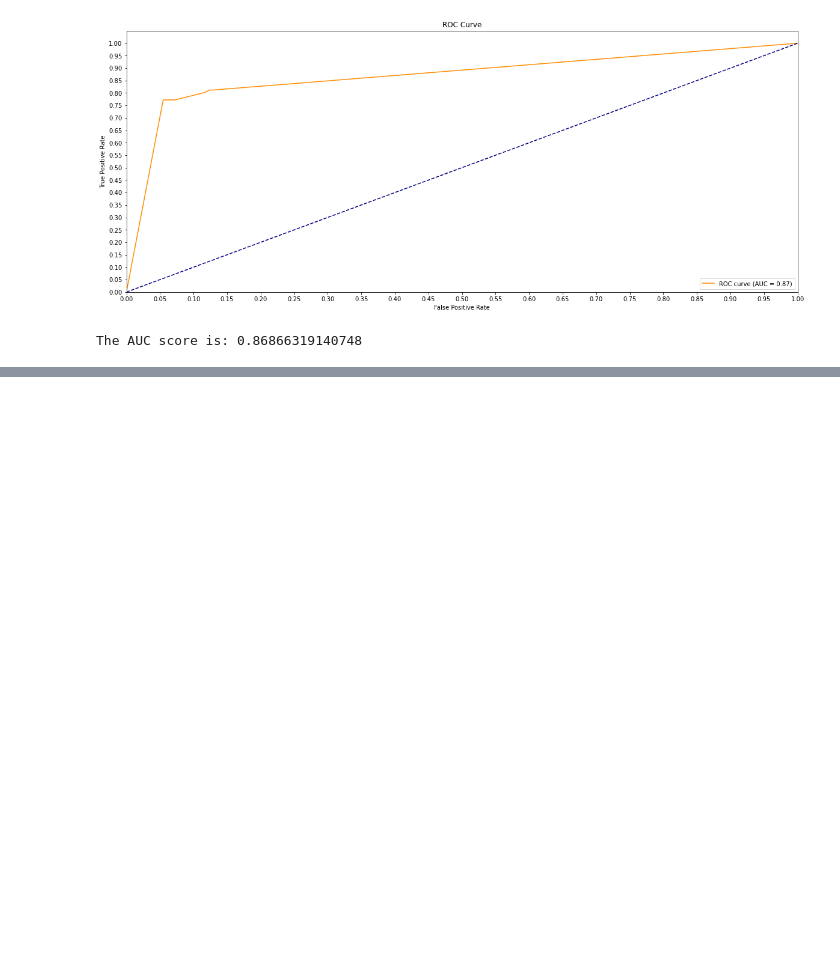
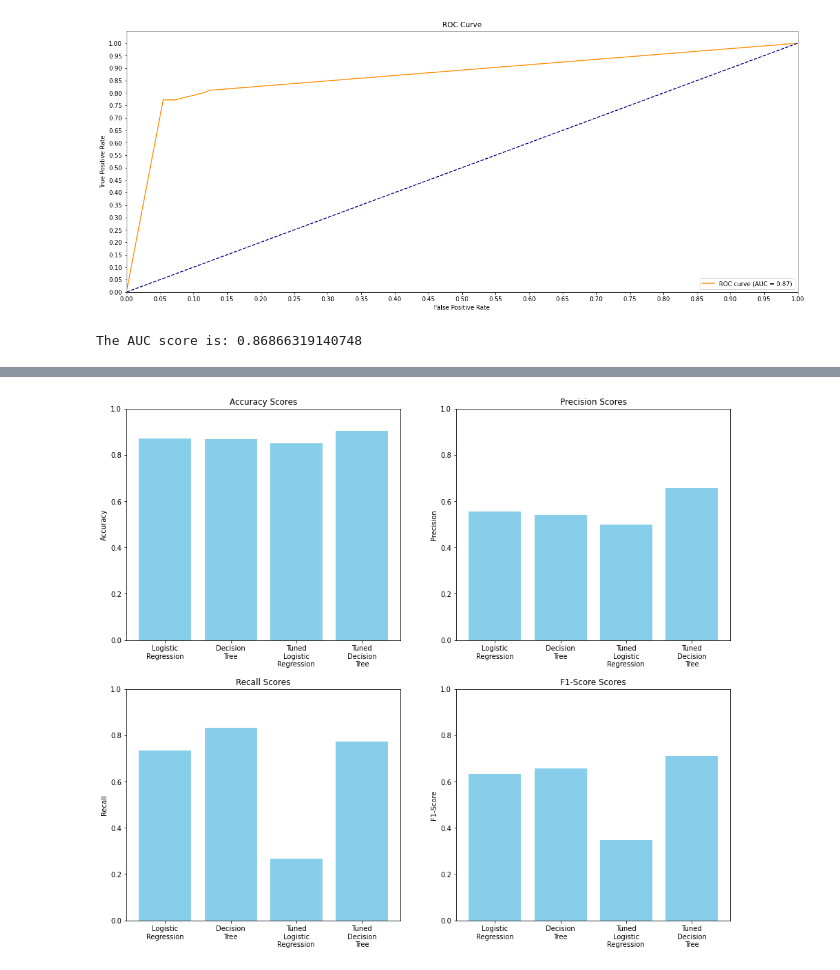
Before and after one commit to daveochieng8/Customer-Churn, a Jupyter notebook: index.ipynb, the cells around one changed output, grey strips where cells are left out. Saved outputs shown, nothing was run; the diff lists cells and outputs as text; code cells hidden in the pictures; blank space fills up the shorter version.

```diff
--- a/index.ipynb
+++ b/index.ipynb
@@ -719,0 +804,7 @@ The AUC score is: 0.86866319140748
+# %%
+models = [lr, Dt, best_lr, best_Dt]
+model_names = ['Logistic Regression', 'Decision Tree', 'Tuned Logistic Regression', 'Tuned Decision Tree']
+
+plot_evaluation_metrics(models, X_test, y_test, model_names)
+# %% [output]
+[figure, added]
```
Also changed, not shown: parts of 12 cells of this notebook.
